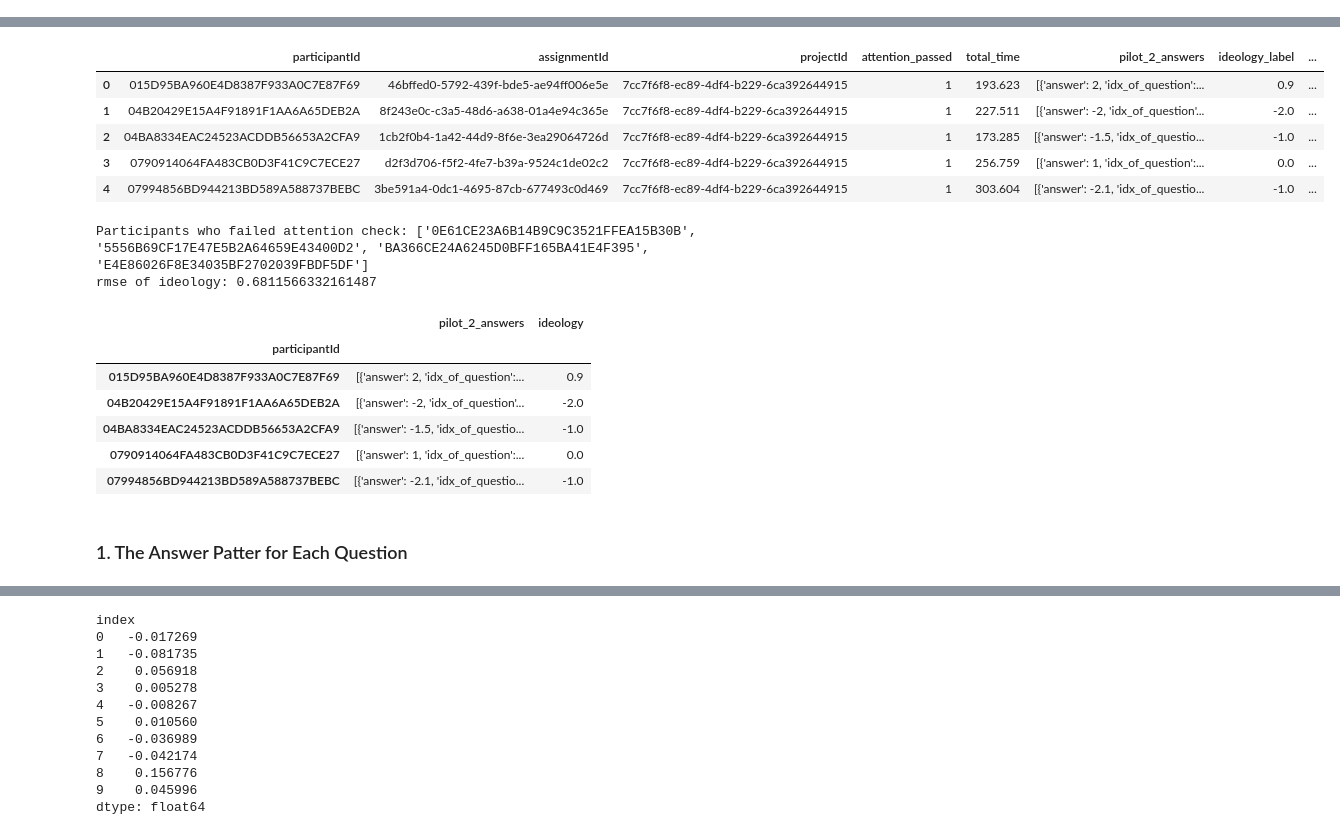
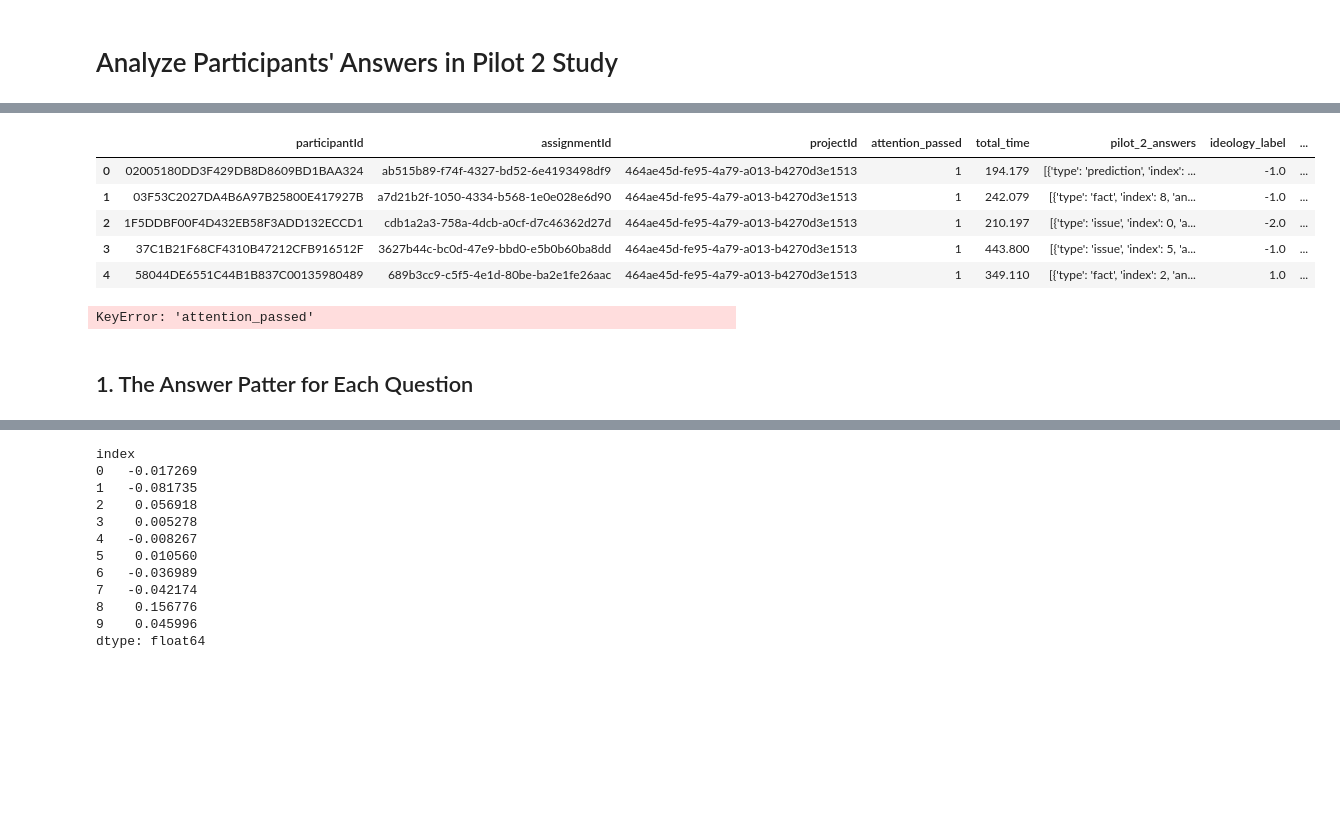
Before and after one commit to yindeqiang/Online-Politicization-Experiment-Website, a Jupyter notebook: data_analysis/pilot_2.ipynb, the cells around one changed output, grey strips where cells are left out. Saved outputs shown, nothing was run; the diff lists cells and outputs as text; code cells hidden in the pictures; blank space fills up the shorter version.

```diff
--- a/data_analysis/pilot_2.ipynb
+++ b/data_analysis/pilot_2.ipynb
@@ -1,3 +1,5 @@
+# %% [markdown]
+# Analyze Participants' Answers in Pilot 2 Study
 # %%
 import MySQLdb
 import sshtunnel
@@ -38,7 +38,7 @@ with sshtunnel.SSHTunnelForwarder(
 
     try:
         cursor = connection.cursor()
-        query = "SELECT * FROM pilot_2 where submit_time>='2024-01-20';"
+        query = "SELECT * FROM pilot_2 where submit_time>='2024-03-01';"
         df = pd.read_sql(query, connection)
         print(f"Data read finished, length {len(df)}")
     except Exception as e:
@@ -60,12 +61,10 @@ Data read finished, length 160
 |  | participantId | assignmentId | projectId | attention_passed | total_time | pilot_2_answers | ideology_label | ... |
-| 0 | 015D95BA960E4D8387F933A0C7E87F69 | 46bffed0-5792-439f-bde5-ae94ff006e5e | 7cc7f6f8-ec89-4df4-b229-6ca392644915 | 1 | 193.623 | [{'answer': 2, 'idx_of_question':... | 0.9 | ... |
-| 1 | 04B20429E15A4F91891F1AA6A65DEB2A | 8f243e0c-c3a5-48d6-a638-01a4e94c365e | 7cc7f6f8-ec89-4df4-b229-6ca392644915 | 1 | 227.511 | [{'answer': -2, 'idx_of_question'... | -2.0 | ... |
-| 2 | 04BA8334EAC24523ACDDB56653A2CFA9 | 1cb2f0b4-1a42-44d9-8f6e-3ea29064726d | 7cc7f6f8-ec89-4df4-b229-6ca392644915 | 1 | 173.285 | [{'answer': -1.5, 'idx_of_questio... | -1.0 | ... |
-| 3 | 0790914064FA483CB0D3F41C9C7ECE27 | d2f3d706-f5f2-4fe7-b39a-9524c1de02c2 | 7cc7f6f8-ec89-4df4-b229-6ca392644915 | 1 | 256.759 | [{'answer': 1, 'idx_of_question':... | 0.0 | ... |
-| 4 | 07994856BD944213BD589A588737BEBC | 3be591a4-0dc1-4695-87cb-677493c0d469 | 7cc7f6f8-ec89-4df4-b229-6ca392644915 | 1 | 303.604 | [{'answer': -2.1, 'idx_of_questio... | -1.0 | ... |
+| 0 | 02005180DD3F429DB8D8609BD1BAA324 | ab515b89-f74f-4327-bd52-6e4193498df9 | 464ae45d-fe95-4a79-a013-b4270d3e1513 | 1 | 194.179 | [{'type': 'prediction', 'index': ... | -1.0 | ... |
+| 1 | 03F53C2027DA4B6A97B25800E417927B | a7d21b2f-1050-4334-b568-1e0e028e6d90 | 464ae45d-fe95-4a79-a013-b4270d3e1513 | 1 | 242.079 | [{'type': 'fact', 'index': 8, 'an... | -1.0 | ... |
+| 2 | 1F5DDBF00F4D432EB58F3ADD132ECCD1 | cdb1a2a3-758a-4dcb-a0cf-d7c46362d27d | 464ae45d-fe95-4a79-a013-b4270d3e1513 | 1 | 210.197 | [{'type': 'issue', 'index': 0, 'a... | -2.0 | ... |
+| 3 | 37C1B21F68CF4310B47212CFB916512F | 3627b44c-bc0d-47e9-bbd0-e5b0b60ba8dd | 464ae45d-fe95-4a79-a013-b4270d3e1513 | 1 | 443.800 | [{'type': 'issue', 'index': 5, 'a... | -1.0 | ... |
+| 4 | 58044DE6551C44B1B837C00135980489 | 689b3cc9-c5f5-4e1d-80be-ba2e1fe26aac | 464ae45d-fe95-4a79-a013-b4270d3e1513 | 1 | 349.110 | [{'type': 'fact', 'index': 2, 'an... | 1.0 | ... |
 # %%
-df["ideology_label"] = df.apply(lambda row: row["ideology_label"] if row["submit_time"] >= pd.to_datetime("2024-01-09") else row["ideology_label"] - 2, axis=1)
-
 ids_attention_failed = df.loc[df['attention_passed'] == 0]["participantId"].tolist()
 print(f"Participants who failed attention check: {ids_attention_failed}")
 df = df.loc[df["attention_passed"] == 1]
@@ -83,20 +82,13 @@ def IdeologyToNumber(ideology):
     elif ideology == "Liberal":
         return -2
 
-connect_data_csv = glob.glob('data/connect_raw_data/pilot-2-2*.csv')[0]
-df_connect = pd.read_csv(connect_data_csv).set_index("ParticipantId")
-df["connect_ideology"] = df_connect["Political Ideology"].map(IdeologyToNumber)
-print("rmse of ideology:", np.sqrt(np.mean((df["ideology_label"] - df["connect_ideology"])**2)))
+# connect_data_csv = glob.glob('data/connect_raw_data/pilot-2-2*.csv')[0]
+# df_connect = pd.read_csv(connect_data_csv).set_index("ParticipantId")
+# df["connect_ideology"] = df_connect["Political Ideology"].map(IdeologyToNumber)
+# print("rmse of ideology:", np.sqrt(np.mean((df["ideology_label"] - df["connect_ideology"])**2)))
 df["ideology"] = df["ideology_label"]
-df.drop(["connect_ideology", "ideology_label"], axis=1, inplace=True)
+df.drop(["ideology_label"], axis=1, inplace=True)
+# df.drop(["connect_ideology", "ideology_label"], axis=1, inplace=True)
 df.head()
 # %% [output]
-Participants who failed attention check: ['0E61CE23A6B14B9C9C3521FFEA15B30B', '5556B69CF17E47E5B2A64659E43400D2', 'BA366CE24A6245D0BFF165BA41E4F395', 'E4E86026F8E34035BF2702039FBDF5DF']
-rmse of ideology: 0.6811566332161487
+KeyError: 'attention_passed'
-|  | pilot_2_answers | ideology |
-| participantId |  |  |
-| 015D95BA960E4D8387F933A0C7E87F69 | [{'answer': 2, 'idx_of_question':... | 0.9 |
-| 04B20429E15A4F91891F1AA6A65DEB2A | [{'answer': -2, 'idx_of_question'... | -2.0 |
-| 04BA8334EAC24523ACDDB56653A2CFA9 | [{'answer': -1.5, 'idx_of_questio... | -1.0 |
-| 0790914064FA483CB0D3F41C9C7ECE27 | [{'answer': 1, 'idx_of_question':... | 0.0 |
-| 07994856BD944213BD589A588737BEBC | [{'answer': -2.1, 'idx_of_questio... | -1.0 |
@@ -103,2 +108,2 @@ rmse of ideology: 0.6811566332161487
 # %% [markdown]
-### 1. The Answer Patter for Each Question
+## 1. The Answer Patter for Each Question
```
Also changed, not shown: parts of 19 cells of this notebook, 2 other files.
